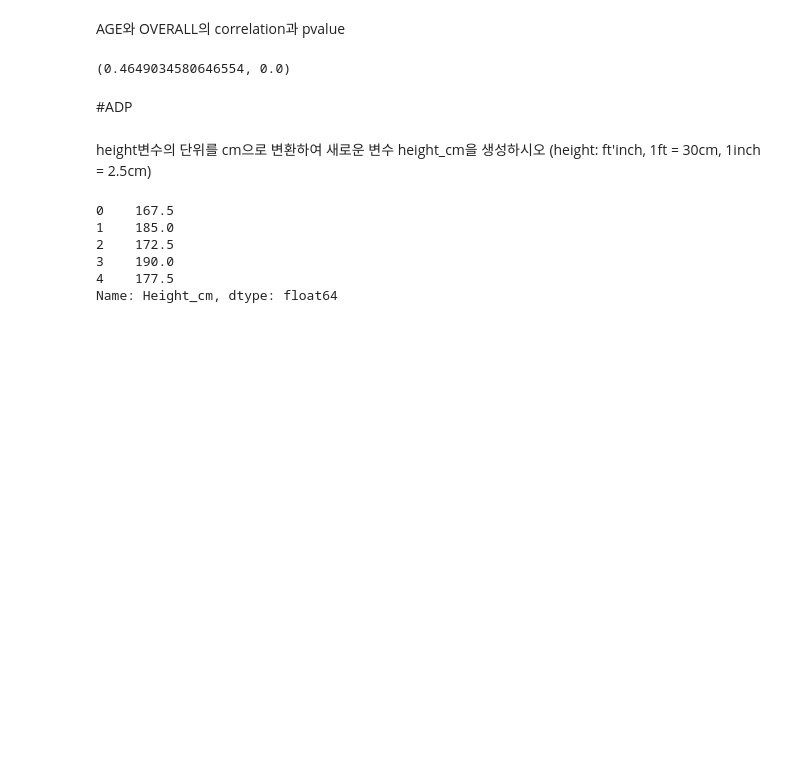
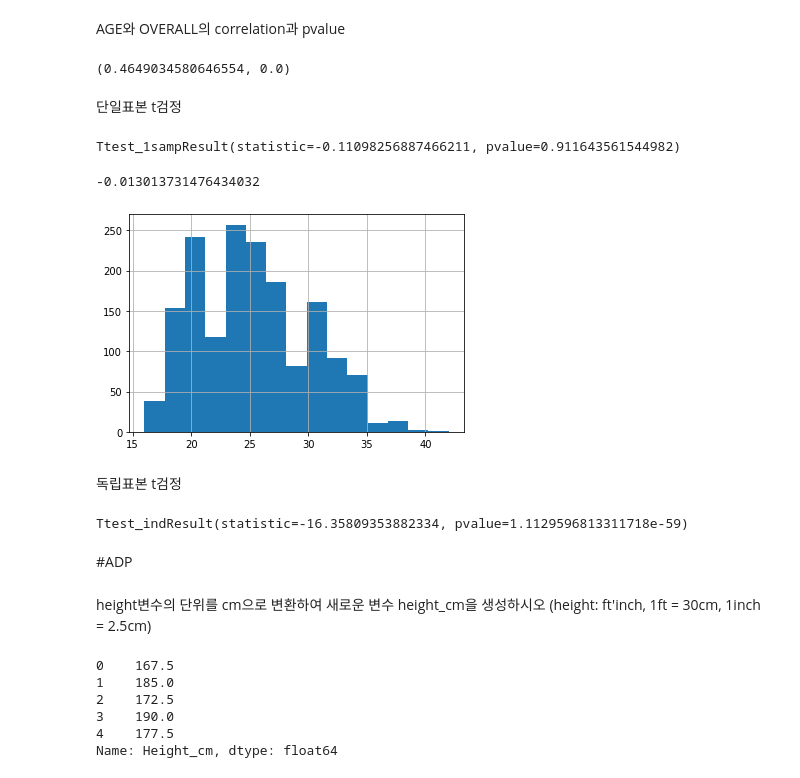
Before and after one commit to kmouleejunhyuk/bigdata_analysist_practical, a Jupyter notebook: ADP_1.ipynb, the cells around one changed output. Drawn from its saved outputs; the diff is of its cells as text; code cells hidden in the pictures; blank space fills up the shorter version.

```diff
--- a/ADP_1.ipynb
+++ b/ADP_1.ipynb
@@ -39,0 +47,27 @@ scipy.stats.pearsonr(rawdata['Age'], rawdata['Overall'])
+# %% [markdown]
+단일표본 t검정
+# %%
+mean = rawdata['Age'].mean()
+# %%
+#귀무가설: 모평균과 10% 표본의 평균은 같다 -->기각할 수 없음
+s = rawdata['Age'].sample(frac = 0.1)
+scipy.stats.ttest_1samp(s, mean)
+# %% [output]
+Ttest_1sampResult(statistic=-0.11098256887466211, pvalue=0.911643561544982)
+# %%
+s.hist(bins = 15)
+s.mean() - mean
+# %% [output]
+-0.013013731476434032
+[figure, added]
+# %% [markdown]
+독립표본 t검정
+# %%
+#귀무가설: 몸값이 평균 미만인 그룹과 몸값이 평균 이상인 그룹 간 나이의 평균은 같다 --> 기각
+first = rawdata.loc[rawdata['Value']<2442, 'Age']
+
+second = rawdata.loc[rawdata['Value']>=2442, 'Age']
+
+scipy.stats.ttest_ind(first, second)
+# %% [output]
+Ttest_indResult(statistic=-16.35809353882334, pvalue=1.1129596813311718e-59)
```
Also changed, not shown: parts of 19 cells of this notebook.
